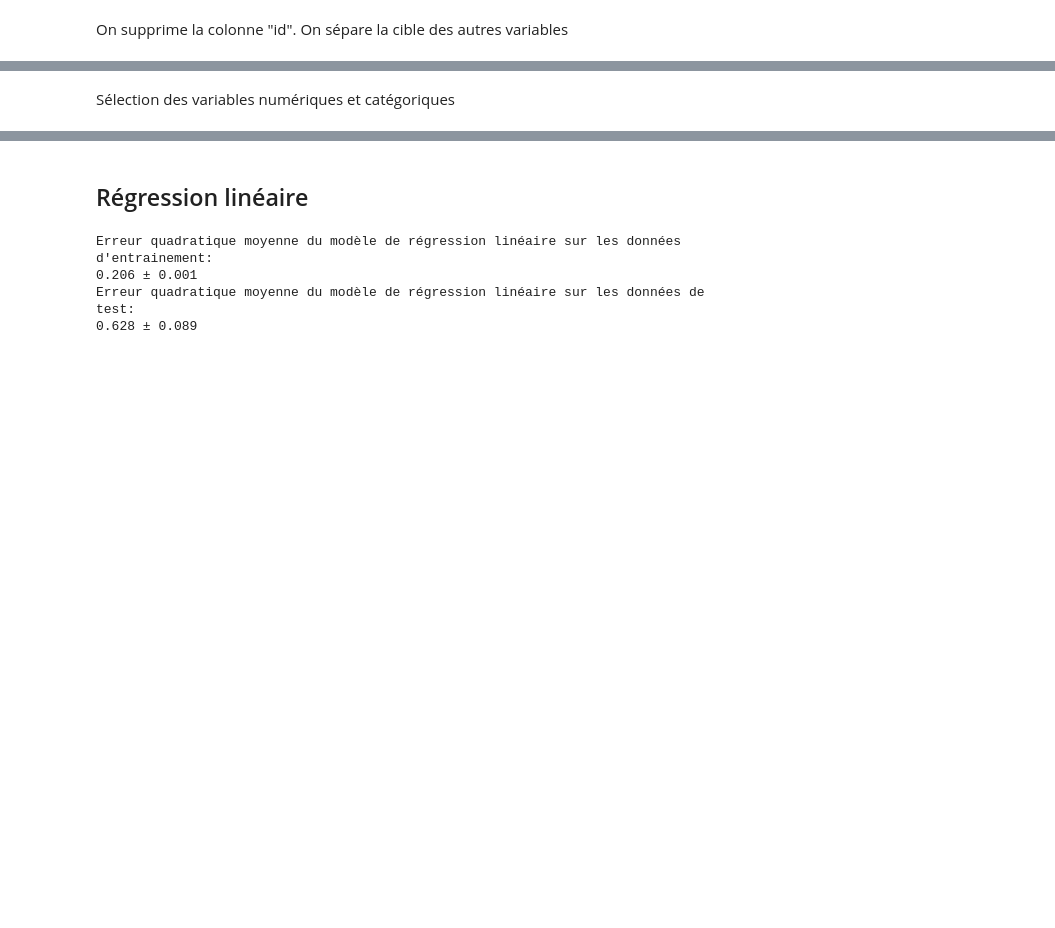
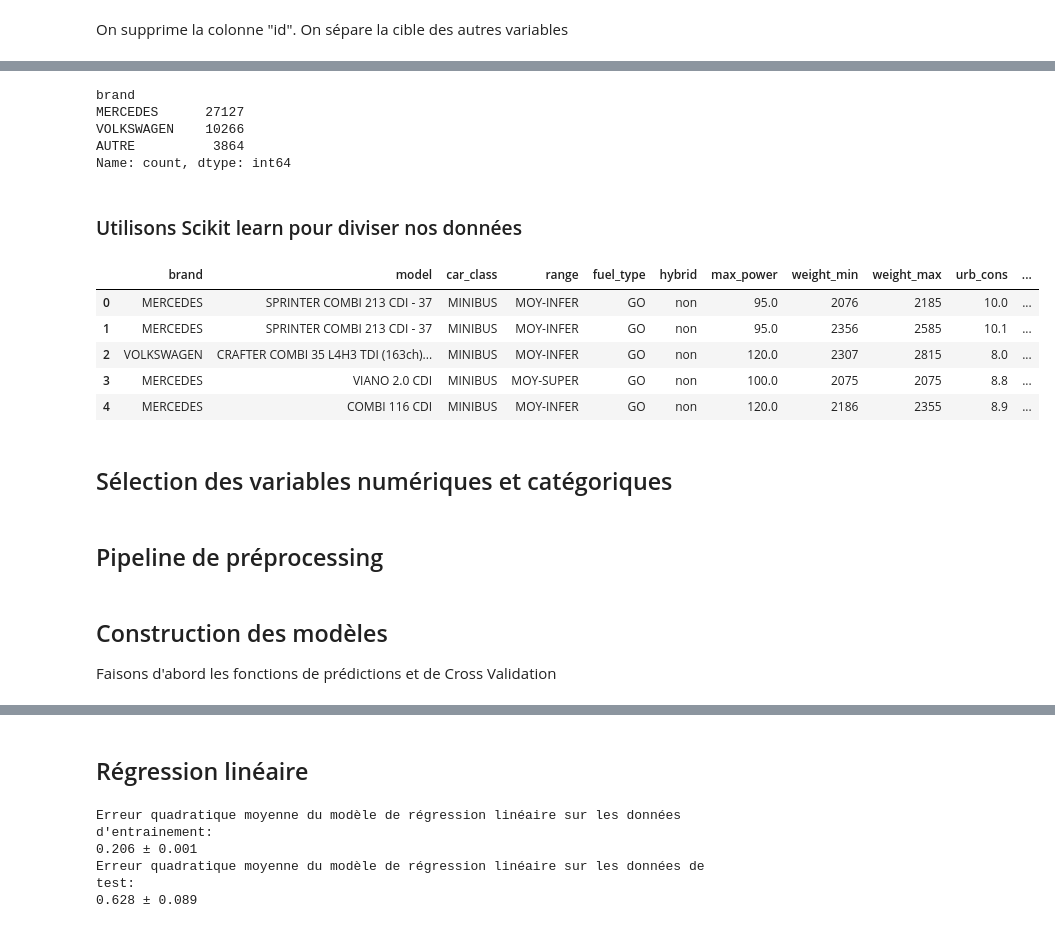
Before and after one commit to swordfatih/INSA-ML, a Jupyter notebook: regression/regression.ipynb, the cells around one changed output, grey strips where cells are left out. Saved outputs shown, nothing was run; the diff lists cells and outputs as text; code cells hidden in the pictures; blank space fills up the shorter version.

```diff
--- a/regression/regression.ipynb
+++ b/regression/regression.ipynb
@@ -419,0 +456,7 @@ target, data = df[target_name] , df.drop(columns=[target_name,"id"])   #On sépa
+# %%
+# Vérifier si la colonne "hcnox" est vide
+is_empty = (data['hc'].isnull() & data['hcnox'].notnull() & data['nox'].notnull())
+
+# Remplir les valeurs manquantes dans "hcnox" avec la somme de "hc" et "nox"
+data.loc[is_empty,'hc'] = data.loc[is_empty,'hcnox'] - data.loc[is_empty,'nox']
+data = data.drop(columns=["hcnox"])
@@ -419,0 +501,5 @@ target, data = df[target_name] , df.drop(columns=[target_name,"id"])   #On sépa
+# %%
+data[['gearbox', 'ratio']] = data["grbx_type_ratios"].str.split(' ', n=1, expand=True)
+data['ratio'] = data['ratio'].replace({'.': '0'})                                          #Remplacer les points par zéro
+data['ratio'] = pd.to_numeric(data['ratio'], errors='coerce').fillna(0)
+data = data.drop(columns="grbx_type_ratios")
@@ -420,9 +531,37 @@ target, data = df[target_name] , df.drop(columns=[target_name,"id"])   #On sépa
+# %%
+is_not_abundant = ~data["brand"].isin(["MERCEDES", "VOLKSWAGEN"])
+data.loc[is_not_abundant, "brand"] = "AUTRE"
+# %%
+print(data["brand"].value_counts())
+# %% [output]
+brand
+MERCEDES      27127
+VOLKSWAGEN    10266
+AUTRE          3864
+Name: count, dtype: int64
+# %% [markdown]
+### Utilisons Scikit learn pour diviser nos données
+# %%
+x_train, x_val, y_train, y_val = train_test_split(data, target, test_size=0.2, random_state=1)
+x_train = x_train.reset_index().drop('index', axis=1)
+x_val = x_val.reset_index().drop('index', axis=1)
+# %%
+x_train.head()
+# %% [output]
+|  | brand | model | car_class | range | fuel_type | hybrid | max_power | weight_min | weight_max | urb_cons | ... |
+| 0 | MERCEDES | SPRINTER COMBI 213 CDI - 37 | MINIBUS | MOY-INFER | GO | non | 95.0 | 2076 | 2185 | 10.0 | ... |
+| 1 | MERCEDES | SPRINTER COMBI 213 CDI - 37 | MINIBUS | MOY-INFER | GO | non | 95.0 | 2356 | 2585 | 10.1 | ... |
+| 2 | VOLKSWAGEN | CRAFTER COMBI 35 L4H3 TDI (163ch)... | MINIBUS | MOY-INFER | GO | non | 120.0 | 2307 | 2815 | 8.0 | ... |
+| 3 | MERCEDES | VIANO 2.0 CDI | MINIBUS | MOY-SUPER | GO | non | 100.0 | 2075 | 2075 | 8.8 | ... |
+| 4 | MERCEDES | COMBI 116 CDI | MINIBUS | MOY-INFER | GO | non | 120.0 | 2186 | 2355 | 8.9 | ... |
 # %% [markdown]
-Sélection des variables numériques et catégoriques
+## Sélection des variables numériques et catégoriques
 # %%
 numerical_columns_selector = selector(dtype_exclude=object)
 categorical_columns_selector = selector(dtype_include=object)
 
 numerical_columns = numerical_columns_selector(data)
 categorical_columns = categorical_columns_selector(data)
+# %% [markdown]
+## Pipeline de préprocessing
 # %%
@@ -436,0 +582,4 @@ preprocessors = ColumnTransformer([
+# %% [markdown]
+## Construction des modèles
+
+Faisons d'abord les fonctions de prédictions et de Cross Validation
```
Also changed, not shown: parts of 50 cells of this notebook.
